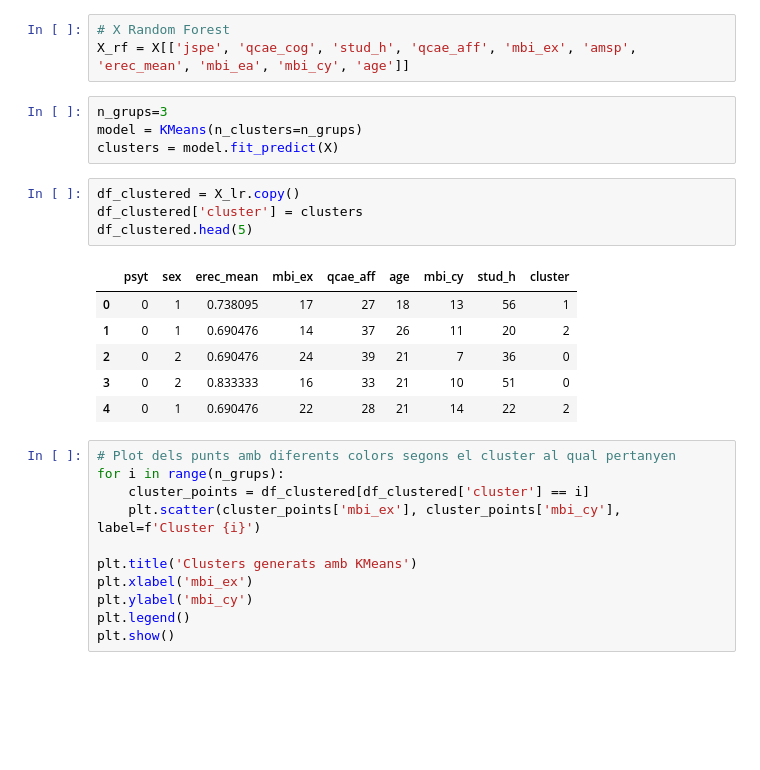
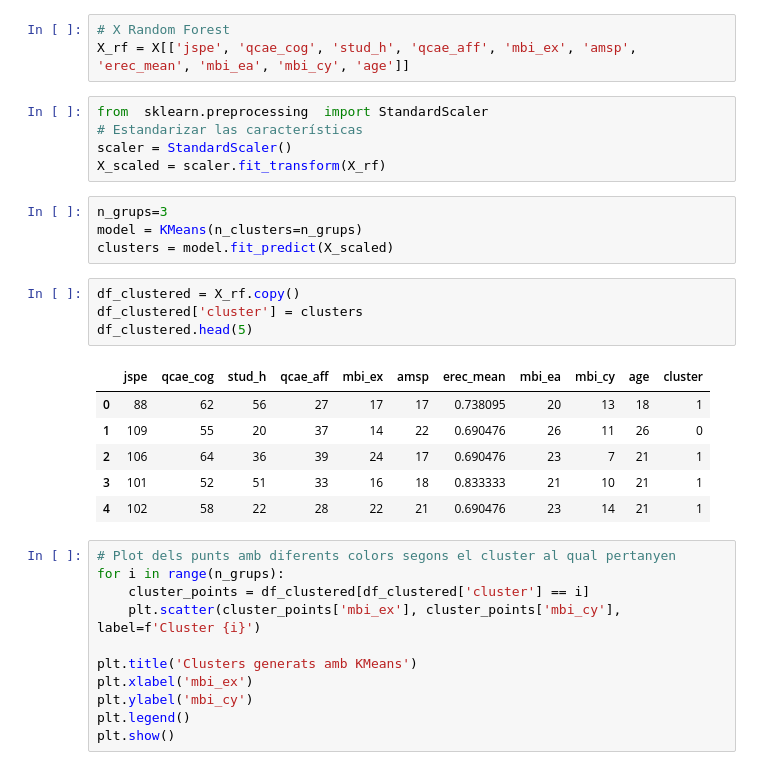
Before and after one commit to DCC-UAB/ACproject-07, a Jupyter notebook: codi/KMeans.ipynb, the cells around one changed output. Cells and saved outputs as stored; diff of their text form; blank space fills up the shorter version.

```diff
--- a/codi/KMeans.ipynb
+++ b/codi/KMeans.ipynb
@@ -1158,21 +1158,26 @@ y = df['target']
 # %%
 # X Random Forest
 X_rf = X[['jspe', 'qcae_cog', 'stud_h', 'qcae_aff', 'mbi_ex', 'amsp', 'erec_mean', 'mbi_ea', 'mbi_cy', 'age']]
+# %%
+from  sklearn.preprocessing  import StandardScaler
+# Estandarizar las características
+scaler = StandardScaler()
+X_scaled = scaler.fit_transform(X_rf)
 # %%
 n_grups=3
 model = KMeans(n_clusters=n_grups)
-clusters = model.fit_predict(X)
+clusters = model.fit_predict(X_scaled)
 # %%
-df_clustered = X_lr.copy()
+df_clustered = X_rf.copy()
 df_clustered['cluster'] = clusters
 df_clustered.head(5)
 # %% [output]
-|  | psyt | sex | erec_mean | mbi_ex | qcae_aff | age | mbi_cy | stud_h | cluster |
-| 0 | 0 | 1 | 0.738095 | 17 | 27 | 18 | 13 | 56 | 1 |
-| 1 | 0 | 1 | 0.690476 | 14 | 37 | 26 | 11 | 20 | 2 |
-| 2 | 0 | 2 | 0.690476 | 24 | 39 | 21 | 7 | 36 | 0 |
-| 3 | 0 | 2 | 0.833333 | 16 | 33 | 21 | 10 | 51 | 0 |
-| 4 | 0 | 1 | 0.690476 | 22 | 28 | 21 | 14 | 22 | 2 |
+|  | jspe | qcae_cog | stud_h | qcae_aff | mbi_ex | amsp | erec_mean | mbi_ea | mbi_cy | age | cluster |
+| 0 | 88 | 62 | 56 | 27 | 17 | 17 | 0.738095 | 20 | 13 | 18 | 1 |
+| 1 | 109 | 55 | 20 | 37 | 14 | 22 | 0.690476 | 26 | 11 | 26 | 0 |
+| 2 | 106 | 64 | 36 | 39 | 24 | 17 | 0.690476 | 23 | 7 | 21 | 1 |
+| 3 | 101 | 52 | 51 | 33 | 16 | 18 | 0.833333 | 21 | 10 | 21 | 1 |
+| 4 | 102 | 58 | 22 | 28 | 22 | 21 | 0.690476 | 23 | 14 | 21 | 1 |
 # %%
 # Plot dels punts amb diferents colors segons el cluster al qual pertanyen
 for i in range(n_grups):
```
Also changed, not shown: parts of 8 cells of this notebook.
